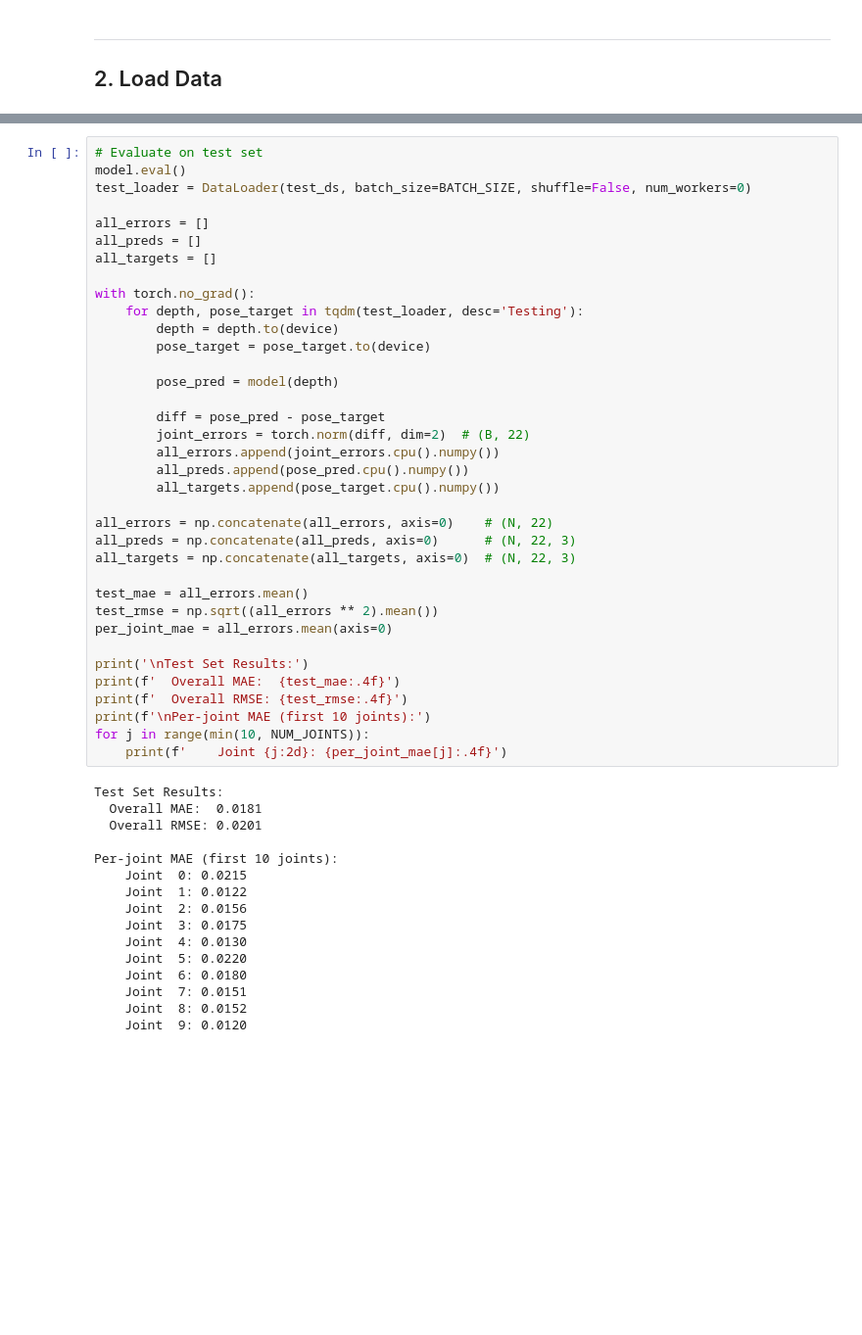
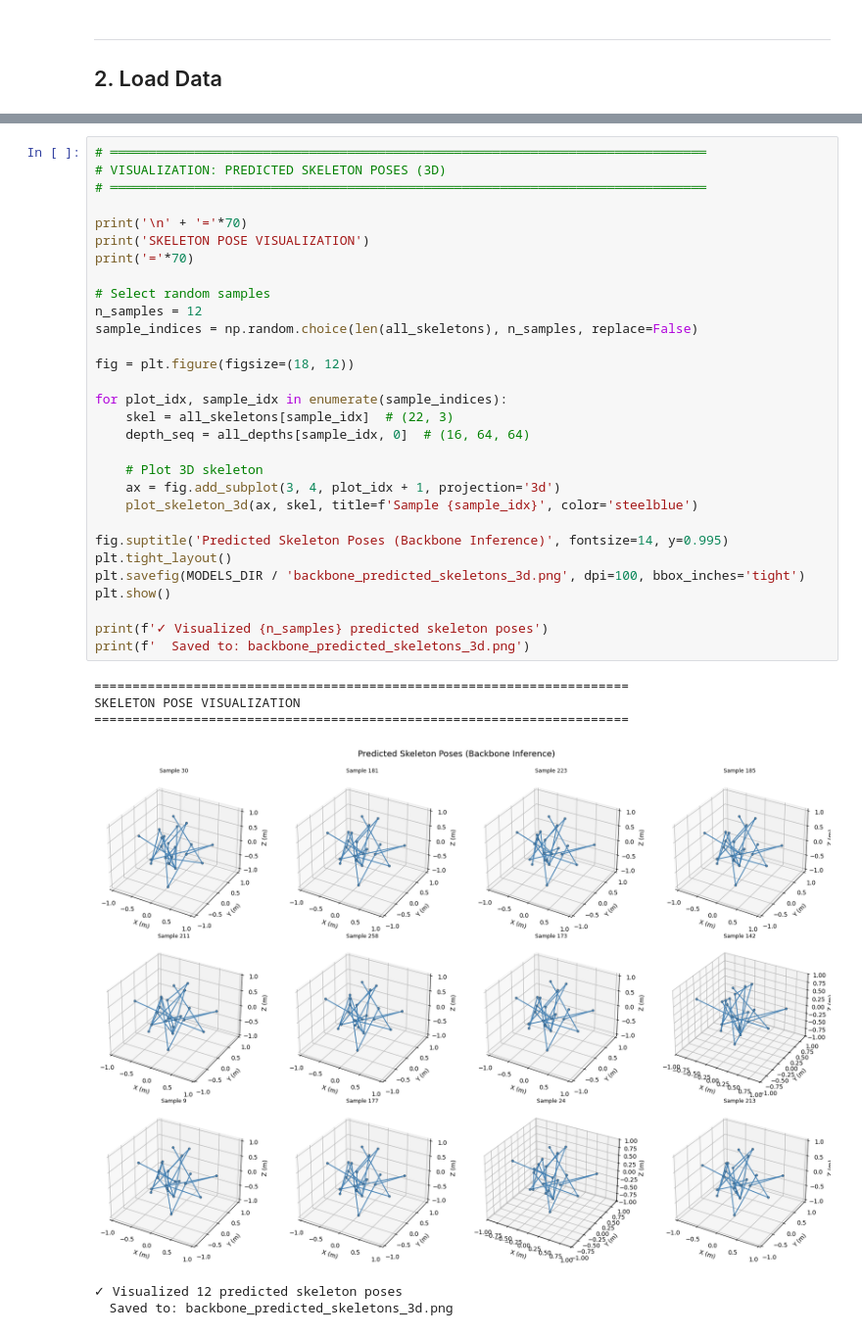
Before and after one commit to hinpak/comp4471-project, a Jupyter notebook: notebook/30_branch_b_pose.ipynb, the cells around one changed output, grey strips where cells are left out. Shown at 98% size. Cells and saved outputs as stored; diff of their text form; blank space fills up the shorter version.

```diff
--- a/notebook/30_branch_b_pose.ipynb
+++ b/notebook/30_branch_b_pose.ipynb
@@ -532,53 +402,38 @@ Loaded best model from epoch 4
 # %%
-# Evaluate on test set
-model.eval()
-test_loader = DataLoader(test_ds, batch_size=BATCH_SIZE, shuffle=False, num_workers=0)
+# ══════════════════════════════════════════════════════════════════════════════
+# VISUALIZATION: PREDICTED SKELETON POSES (3D)
+# ══════════════════════════════════════════════════════════════════════════════
 
-all_errors = []
-all_preds = []
-all_targets = []
+print('\n' + '='*70)
+print('SKELETON POSE VISUALIZATION')
+print('='*70)
 
-with torch.no_grad():
-    for depth, pose_target in tqdm(test_loader, desc='Testing'):
-        depth = depth.to(device)
-        pose_target = pose_target.to(device)
+# Select random samples
+n_samples = 12
+sample_indices = np.random.choice(len(all_skeletons), n_samples, replace=False)
 
-        pose_pred = model(depth)
+fig = plt.figure(figsize=(18, 12))
 
-        diff = pose_pred - pose_target
-        joint_errors = torch.norm(diff, dim=2)  # (B, 22)
-        all_errors.append(joint_errors.cpu().numpy())
-        all_preds.append(pose_pred.cpu().numpy())
-        all_targets.append(pose_target.cpu().numpy())
+for plot_idx, sample_idx in enumerate(sample_indices):
+    skel = all_skeletons[sample_idx]  # (22, 3)
+    depth_seq = all_depths[sample_idx, 0]  # (16, 64, 64)
 
-all_errors = np.concatenate(all_errors, axis=0)    # (N, 22)
-all_preds = np.concatenate(all_preds, axis=0)      # (N, 22, 3)
-all_targets = np.concatenate(all_targets, axis=0)  # (N, 22, 3)
+    # Plot 3D skeleton
+    ax = fig.add_subplot(3, 4, plot_idx + 1, projection='3d')
+    plot_skeleton_3d(ax, skel, title=f'Sample {sample_idx}', color='steelblue')
 
-test_mae = all_errors.mean()
-test_rmse = np.sqrt((all_errors ** 2).mean())
-per_joint_mae = all_errors.mean(axis=0)
+fig.suptitle('Predicted Skeleton Poses (Backbone Inference)', fontsize=14, y=0.995)
+plt.tight_layout()
+plt.savefig(MODELS_DIR / 'backbone_predicted_skeletons_3d.png', dpi=100, bbox_inches='tight')
+plt.show()
 
-print('\nTest Set Results:')
-print(f'  Overall MAE:  {test_mae:.4f}')
-print(f'  Overall RMSE: {test_rmse:.4f}')
-print(f'\nPer-joint MAE (first 10 joints):')
-for j in range(min(10, NUM_JOINTS)):
-    print(f'    Joint {j:2d}: {per_joint_mae[j]:.4f}')
+print(f'✓ Visualized {n_samples} predicted skeleton poses')
+print(f'  Saved to: backbone_predicted_skeletons_3d.png')
 # %% [output]
-Test Set Results:
-  Overall MAE:  0.0181
-  Overall RMSE: 0.0201
-
-Per-joint MAE (first 10 joints):
-    Joint  0: 0.0215
-    Joint  1: 0.0122
-    Joint  2: 0.0156
-    Joint  3: 0.0175
-    Joint  4: 0.0130
-    Joint  5: 0.0220
-    Joint  6: 0.0180
-    Joint  7: 0.0151
-    Joint  8: 0.0152
-    Joint  9: 0.0120
+======================================================================
+SKELETON POSE VISUALIZATION
+======================================================================
+[figure, added]
+✓ Visualized 12 predicted skeleton poses
+  Saved to: backbone_predicted_skeletons_3d.png
 # %%
```
Also changed, not shown: parts of 15 cells of this notebook, 2 other files.
